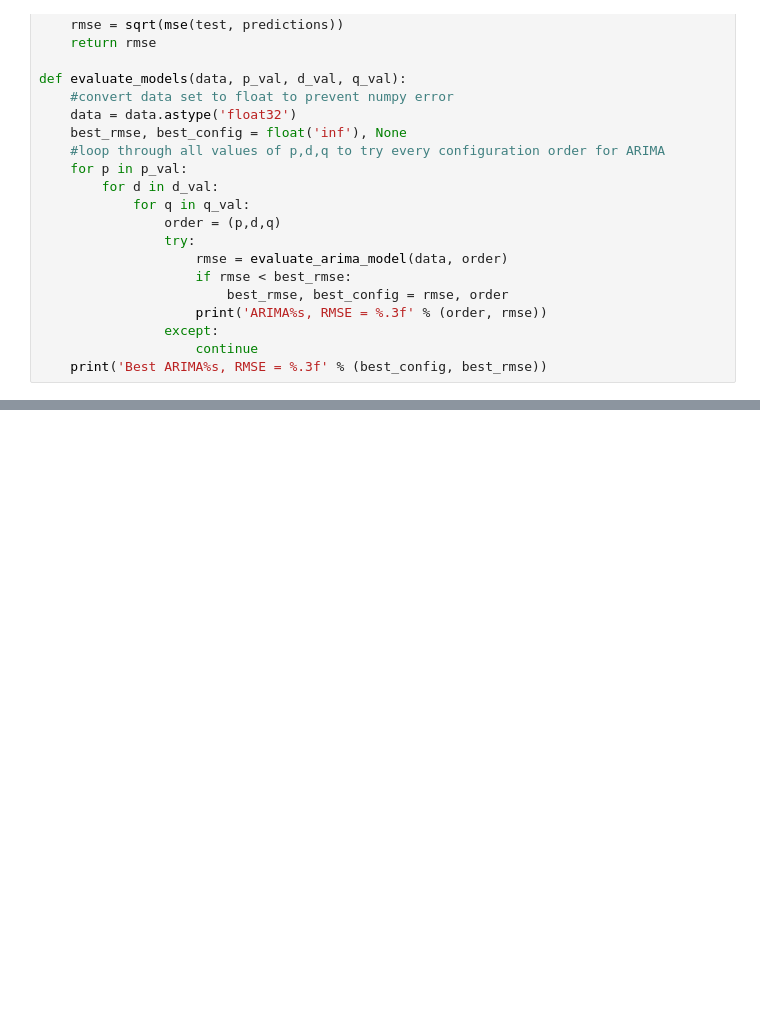
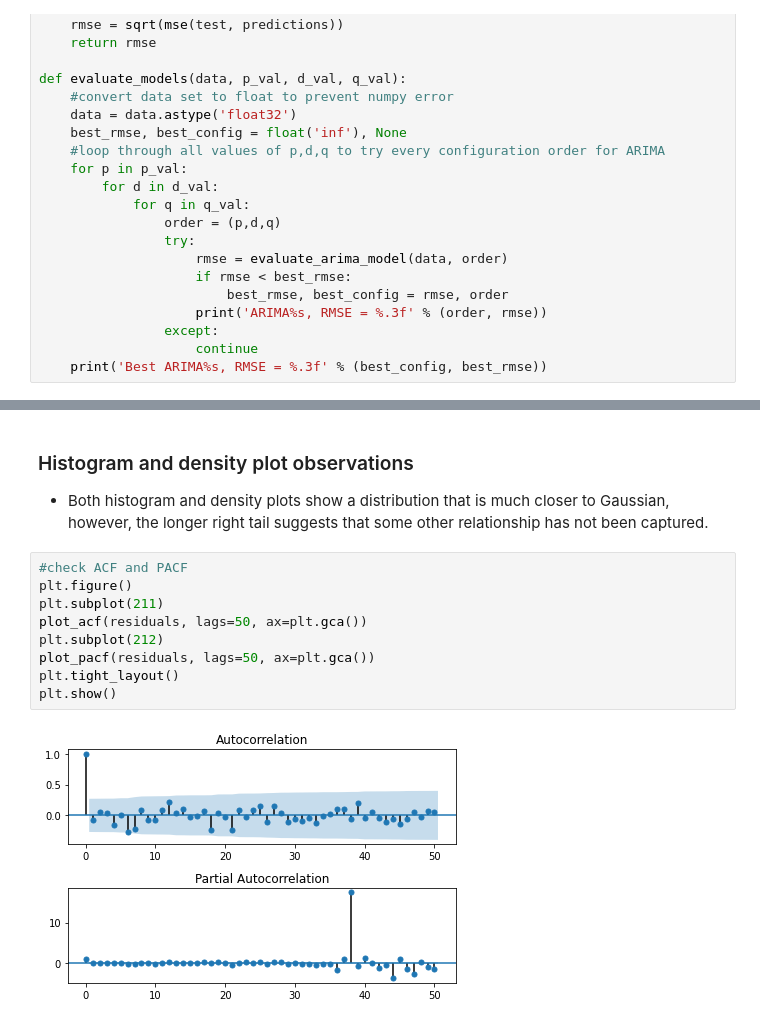
Before and after one commit to grantrzchan/HTX_Armed_Robberies, a Jupyter notebook: HTX_Armed_Robberies.ipynb, the cells around one changed output, grey strips where cells are left out. Cells and saved outputs as stored; diff of their text form; blank space fills up the shorter version.

```diff
--- a/HTX_Armed_Robberies.ipynb
+++ b/HTX_Armed_Robberies.ipynb
@@ -203,0 +318,14 @@ evaluate_models(X, p_val, d_val, q_val)
+# %% [markdown]
+### Histogram and density plot observations
+- Both histogram and density plots show a distribution that is much closer to Gaussian, however, the longer right tail suggests that some other relationship has not been captured.
+# %%
+#check ACF and PACF
+plt.figure()
+plt.subplot(211)
+plot_acf(residuals, lags=50, ax=plt.gca())
+plt.subplot(212)
+plot_pacf(residuals, lags=50, ax=plt.gca())
+plt.tight_layout()
+plt.show()
+# %% [output]
+[figure, added]
```
Also changed, not shown: parts of 19 cells of this notebook.
